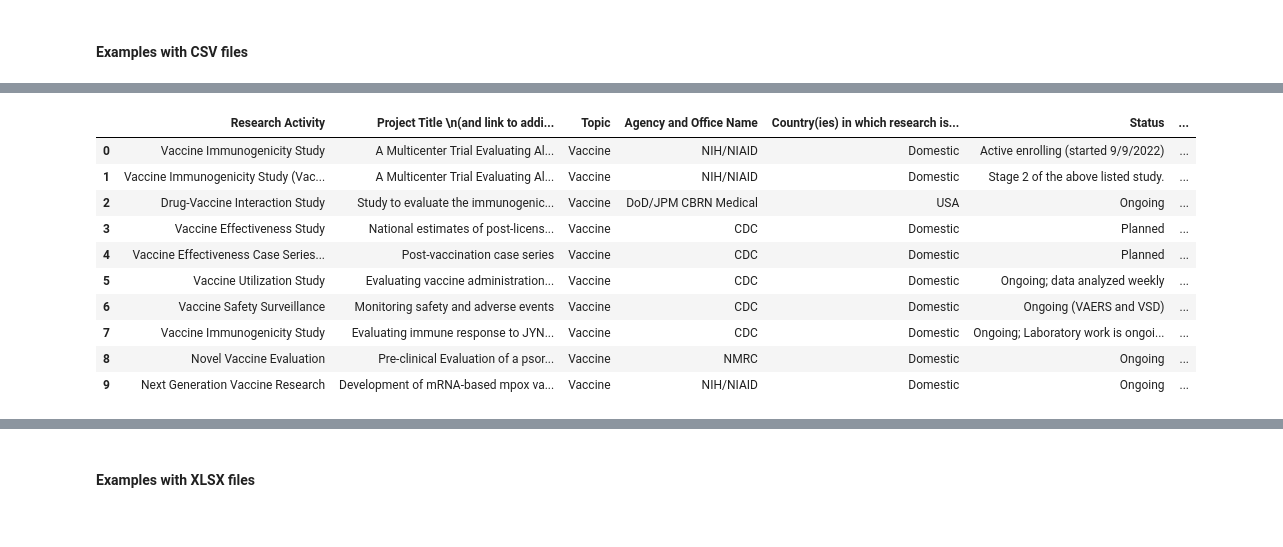
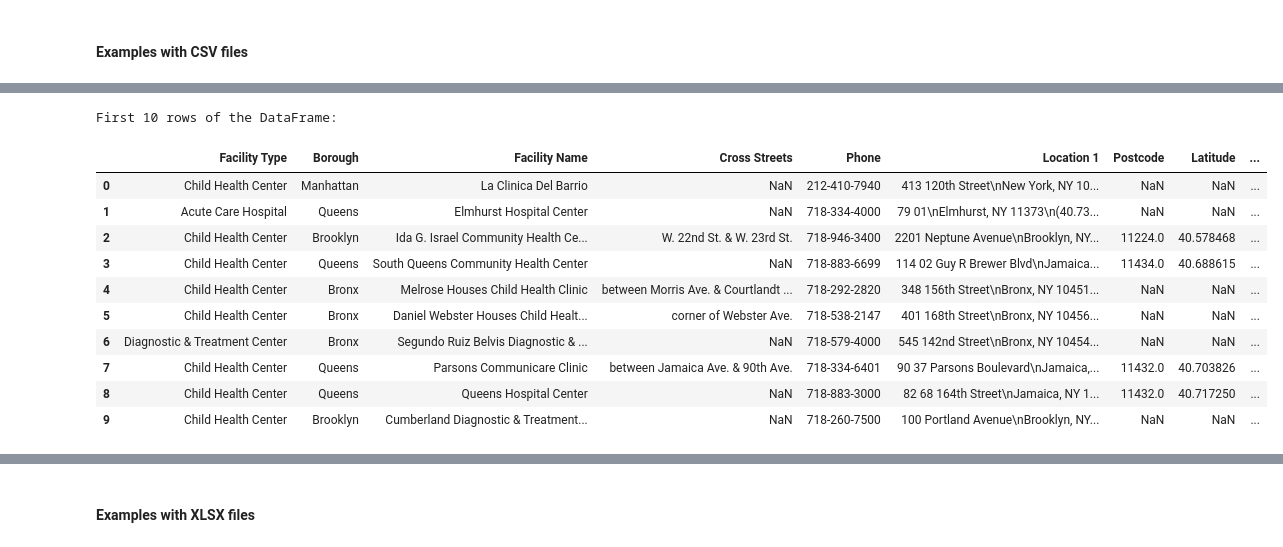
Before and after one commit to Alyssasorensen/datasci_1_loading, a Jupyter notebook: HHA507Assignment1.ipynb, the cells around one changed output, grey strips where cells are left out. Cells and saved outputs as stored; diff of their text form; code cells hidden in the pictures.

```diff
--- a/HHA507Assignment1.ipynb
+++ b/HHA507Assignment1.ipynb
@@ -34,3 +36,20 @@ asthma_ED_visits
+# %%
+csv_result1 = NYC_health.head(10)
+print("First 10 rows of the DataFrame:")
+csv_result1
+# %% [output]
+First 10 rows of the DataFrame:
+|  | Facility Type | Borough | Facility Name | Cross Streets | Phone | Location 1 | Postcode | Latitude | ... |
+| 0 | Child Health Center | Manhattan | La Clinica Del Barrio | NaN | 212-410-7940 | 413 120th Street\nNew York, NY 10... | NaN | NaN | ... |
+| 1 | Acute Care Hospital | Queens | Elmhurst Hospital Center | NaN | 718-334-4000 | 79 01\nElmhurst, NY 11373\n(40.73... | NaN | NaN | ... |
+| 2 | Child Health Center | Brooklyn | Ida G. Israel Community Health Ce... | W. 22nd St. & W. 23rd St. | 718-946-3400 | 2201 Neptune Avenue\nBrooklyn, NY... | 11224.0 | 40.578468 | ... |
+| 3 | Child Health Center | Queens | South Queens Community Health Center | NaN | 718-883-6699 | 114 02 Guy R Brewer Blvd\nJamaica... | 11434.0 | 40.688615 | ... |
+| 4 | Child Health Center | Bronx | Melrose Houses Child Health Clinic | between Morris Ave. & Courtlandt ... | 718-292-2820 | 348 156th Street\nBronx, NY 10451... | NaN | NaN | ... |
+| 5 | Child Health Center | Bronx | Daniel Webster Houses Child Healt... | corner of Webster Ave. | 718-538-2147 | 401 168th Street\nBronx, NY 10456... | NaN | NaN | ... |
+| 6 | Diagnostic & Treatment Center | Bronx | Segundo Ruiz Belvis Diagnostic & ... | NaN | 718-579-4000 | 545 142nd Street\nBronx, NY 10454... | NaN | NaN | ... |
+| 7 | Child Health Center | Queens | Parsons Communicare Clinic | between Jamaica Ave. & 90th Ave. | 718-334-6401 | 90 37 Parsons Boulevard\nJamaica,... | 11432.0 | 40.703826 | ... |
+| 8 | Child Health Center | Queens | Queens Hospital Center | NaN | 718-883-3000 | 82 68 164th Street\nJamaica, NY 1... | 11432.0 | 40.717250 | ... |
+| 9 | Child Health Center | Brooklyn | Cumberland Diagnostic & Treatment... | NaN | 718-260-7500 | 100 Portland Avenue\nBrooklyn, NY... | NaN | NaN | ... |
 # %%
 # Second CSV file
 
@@ -38,14 +56,0 @@ monkeypox_research_summary = pd.read_csv('https://raw.githubusercontent.com/Alys
-# %%
-monkeypox_research_summary
-# %% [output]
-|  | Research Activity | Project Title \n(and link to addi... | Topic | Agency and Office Name | Country(ies) in which research is... | Status | ... |
-| 0 | Vaccine Immunogenicity Study | A Multicenter Trial Evaluating Al... | Vaccine | NIH/NIAID | Domestic | Active enrolling (started 9/9/2022) | ... |
-| 1 | Vaccine Immunogenicity Study (Vac... | A Multicenter Trial Evaluating Al... | Vaccine | NIH/NIAID | Domestic | Stage 2 of the above listed study. | ... |
-| 2 | Drug-Vaccine Interaction Study | Study to evaluate the immunogenic... | Vaccine | DoD/JPM CBRN Medical | USA | Ongoing | ... |
-| 3 | Vaccine Effectiveness Study | National estimates of post-licens... | Vaccine | CDC | Domestic | Planned | ... |
-| 4 | Vaccine Effectiveness Case Series... | Post-vaccination case series | Vaccine | CDC | Domestic | Planned | ... |
-| 5 | Vaccine Utilization Study | Evaluating vaccine administration... | Vaccine | CDC | Domestic | Ongoing; data analyzed weekly | ... |
-| 6 | Vaccine Safety Surveillance | Monitoring safety and adverse events | Vaccine | CDC | Domestic | Ongoing (VAERS and VSD) | ... |
-| 7 | Vaccine Immunogenicity Study | Evaluating immune response to JYN... | Vaccine | CDC | Domestic | Ongoing; Laboratory work is ongoi... | ... |
-| 8 | Novel Vaccine Evaluation | Pre-clinical Evaluation of a psor... | Vaccine | NMRC | Domestic | Ongoing | ... |
-| 9 | Next Generation Vaccine Research | Development of mRNA-based mpox va... | Vaccine | NIH/NIAID | Domestic | Ongoing | ... |
```
Also changed, not shown: parts of 17 cells of this notebook.
